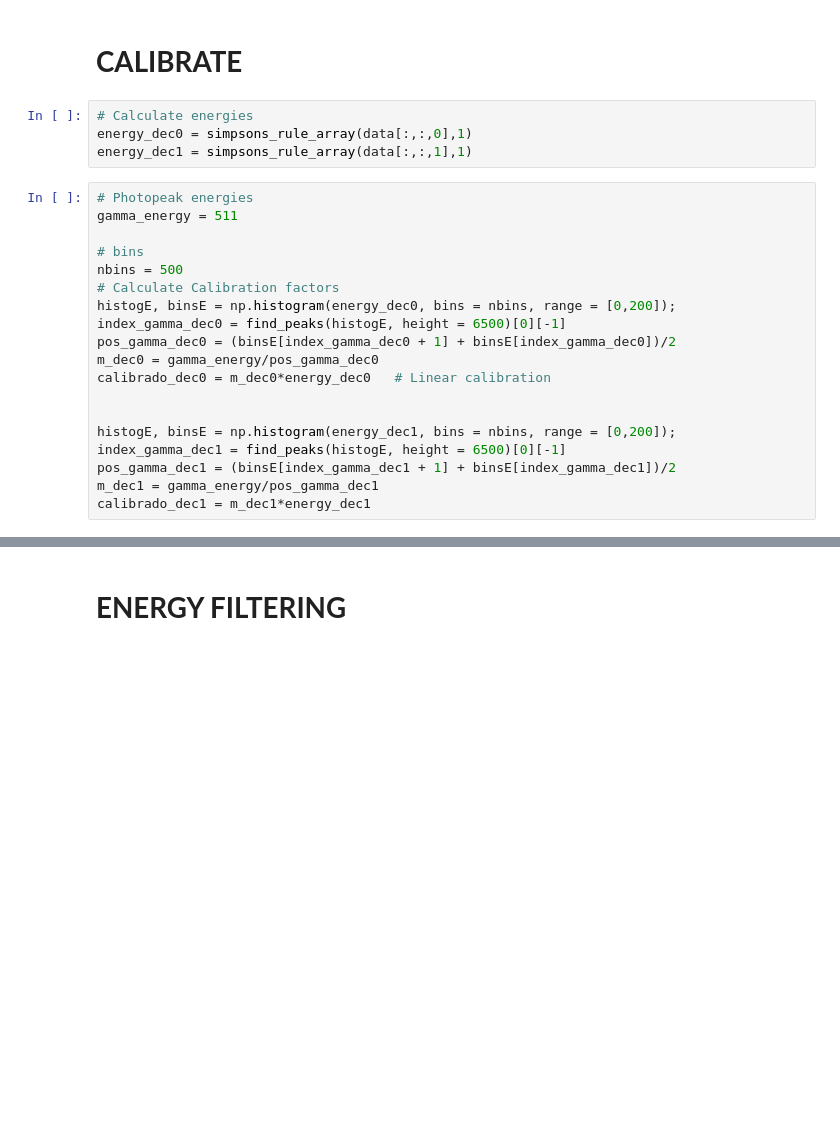
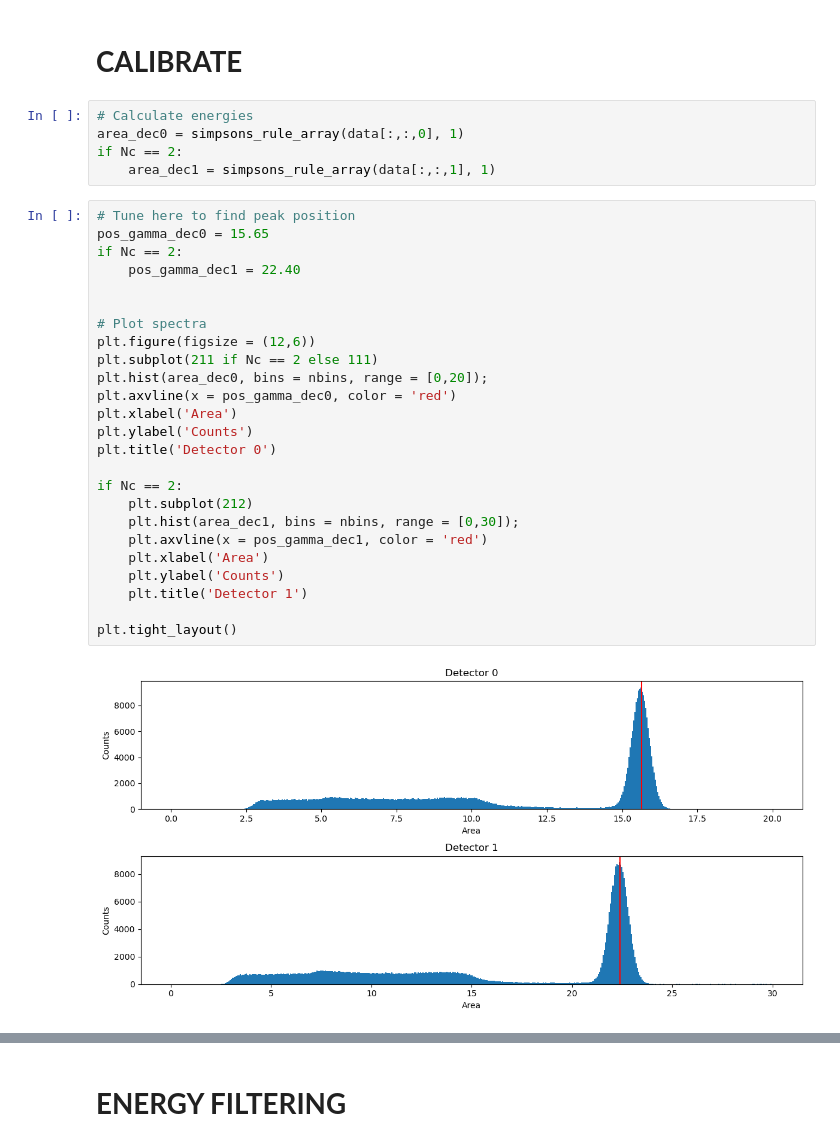
Before and after one commit to wjosefw/MLTiming, a Jupyter notebook: DEEP_TIMING_INITIAL_DATA_PROCESSING.ipynb, the cells around one changed output, grey strips where cells are left out. Cells and saved outputs as stored; diff of their text form; blank space fills up the shorter version.

```diff
--- a/DEEP_TIMING_INITIAL_DATA_PROCESSING.ipynb
+++ b/DEEP_TIMING_INITIAL_DATA_PROCESSING.ipynb
@@ -25,24 +25,33 @@ print(data.shape)
 # **CALIBRATE**
 # %%
 # Calculate energies
-energy_dec0 = simpsons_rule_array(data[:,:,0],1)
-energy_dec1 = simpsons_rule_array(data[:,:,1],1)
+area_dec0 = simpsons_rule_array(data[:,:,0], 1)
+if Nc == 2:
+    area_dec1 = simpsons_rule_array(data[:,:,1], 1)
-# %%
-# Photopeak energies
-gamma_energy = 511
-
-# bins
-nbins = 500
-# Calculate Calibration factors
-histogE, binsE = np.histogram(energy_dec0, bins = nbins, range = [0,200]);
-index_gamma_dec0 = find_peaks(histogE, height = 6500)[0][-1]
-pos_gamma_dec0 = (binsE[index_gamma_dec0 + 1] + binsE[index_gamma_dec0])/2
-m_dec0 = gamma_energy/pos_gamma_dec0
-calibrado_dec0 = m_dec0*energy_dec0   # Linear calibration
-
-
-histogE, binsE = np.histogram(energy_dec1, bins = nbins, range = [0,200]);
-index_gamma_dec1 = find_peaks(histogE, height = 6500)[0][-1]
-pos_gamma_dec1 = (binsE[index_gamma_dec1 + 1] + binsE[index_gamma_dec1])/2
-m_dec1 = gamma_energy/pos_gamma_dec1
-calibrado_dec1 = m_dec1*energy_dec1
+# %%
+# Tune here to find peak position
+pos_gamma_dec0 = 15.65
+if Nc == 2:
+    pos_gamma_dec1 = 22.40
+
+
+# Plot spectra
+plt.figure(figsize = (12,6))
+plt.subplot(211 if Nc == 2 else 111)
+plt.hist(area_dec0, bins = nbins, range = [0,20]);
+plt.axvline(x = pos_gamma_dec0, color = 'red')
+plt.xlabel('Area')
+plt.ylabel('Counts')
+plt.title('Detector 0')
+
+if Nc == 2:
+    plt.subplot(212)
+    plt.hist(area_dec1, bins = nbins, range = [0,30]);
+    plt.axvline(x = pos_gamma_dec1, color = 'red')
+    plt.xlabel('Area')
+    plt.ylabel('Counts')
+    plt.title('Detector 1')
+
+plt.tight_layout()
+# %% [output]
+[figure, added]
```
Also changed, not shown: parts of 14 cells of this notebook.
